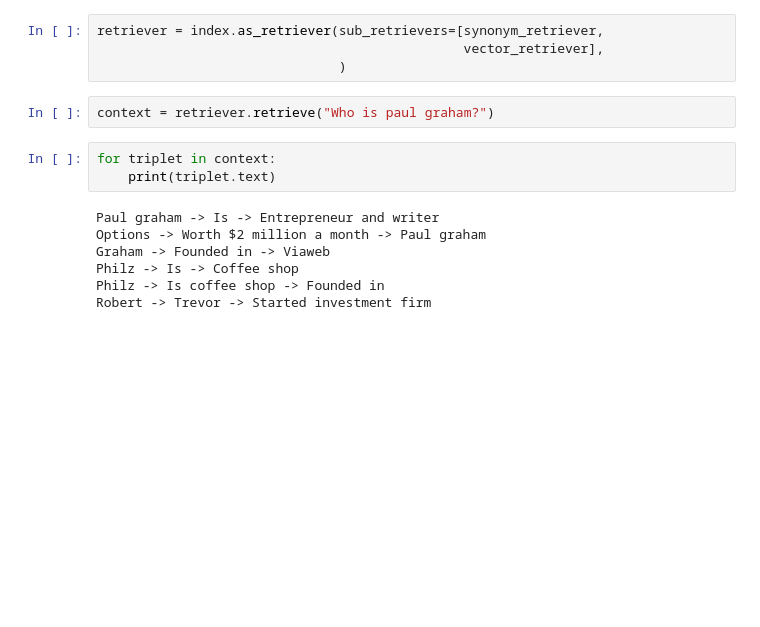
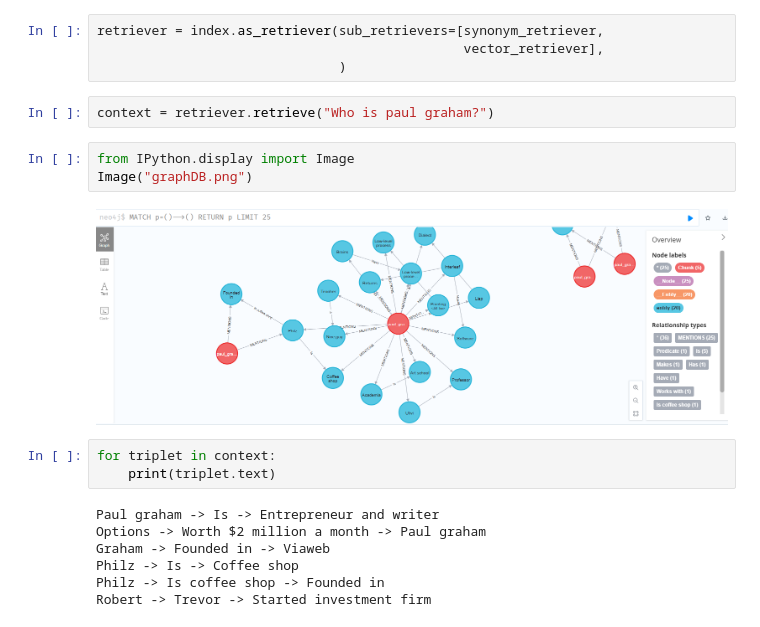
Before and after one commit to DebBidhi/graphRAG, a Jupyter notebook: graphRag.ipynb, the cells around one changed output. Saved outputs shown, nothing was run; the diff lists cells and outputs as text; blank space fills up the shorter version.

```diff
--- a/graphRag.ipynb
+++ b/graphRag.ipynb
@@ -124,6 +124,11 @@ retriever = index.as_retriever(sub_retrievers=[synonym_retriever,
                                )
 # %%
 context = retriever.retrieve("Who is paul graham?")
+# %%
+from IPython.display import Image
+Image("graphDB.png")
+# %% [output]
+[figure, added]
 # %%
 for triplet in context:
     print(triplet.text)
```
Also changed, not shown: 1 other file.
